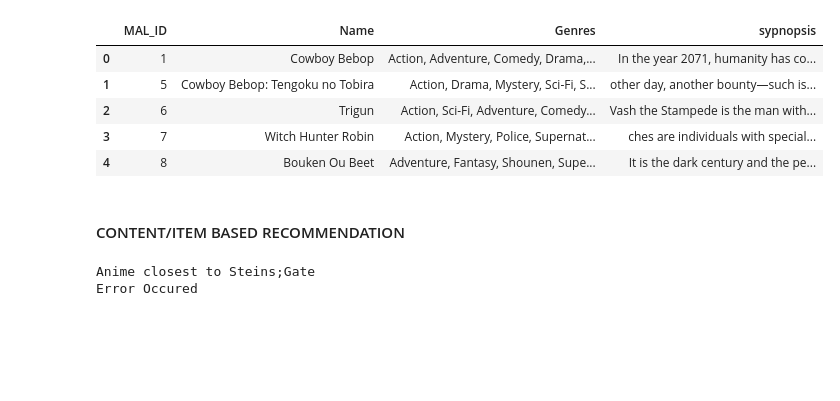
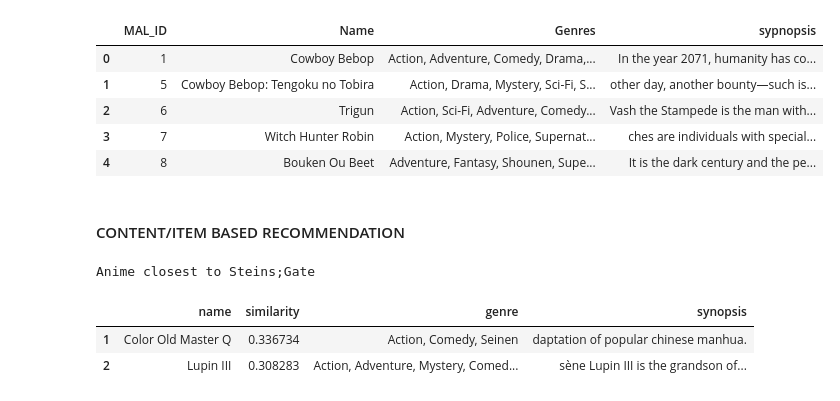
Before and after one commit to mayank3354/Anime-Recommender_deployed_on_GCP, a Jupyter notebook: notebook/anime.ipynb, the cells around one changed output. Cells and saved outputs as stored; diff of their text form; code cells hidden in the pictures; blank space fills up the shorter version.

```diff
--- a/notebook/anime.ipynb
+++ b/notebook/anime.ipynb
@@ -470,5 +474,7 @@ def find_similar_animes(name,anime_weights,anime2anime_encoded,
 # %%
-find_similar_animes("Steins;Gate",anime_weights,anime2anime_encoded,anime2anime_decoded,df,synopsys_df)
+find_similar_animes("Steins;Gate",anime_weights,anime2anime_encoded,anime2anime_decoded,df,synopsys_df,n=2)
 # %% [output]
 Anime closest to Steins;Gate
-Error Occured
+|  | name | similarity | genre | synopsis |
+| 1 | Color Old Master Q | 0.336734 | Action, Comedy, Seinen | daptation of popular chinese manhua. |
+| 2 | Lupin III | 0.308283 | Action, Adventure, Mystery, Comed... | sène Lupin III is the grandson of... |
```
Also changed, not shown: parts of 1 cell of this notebook.
